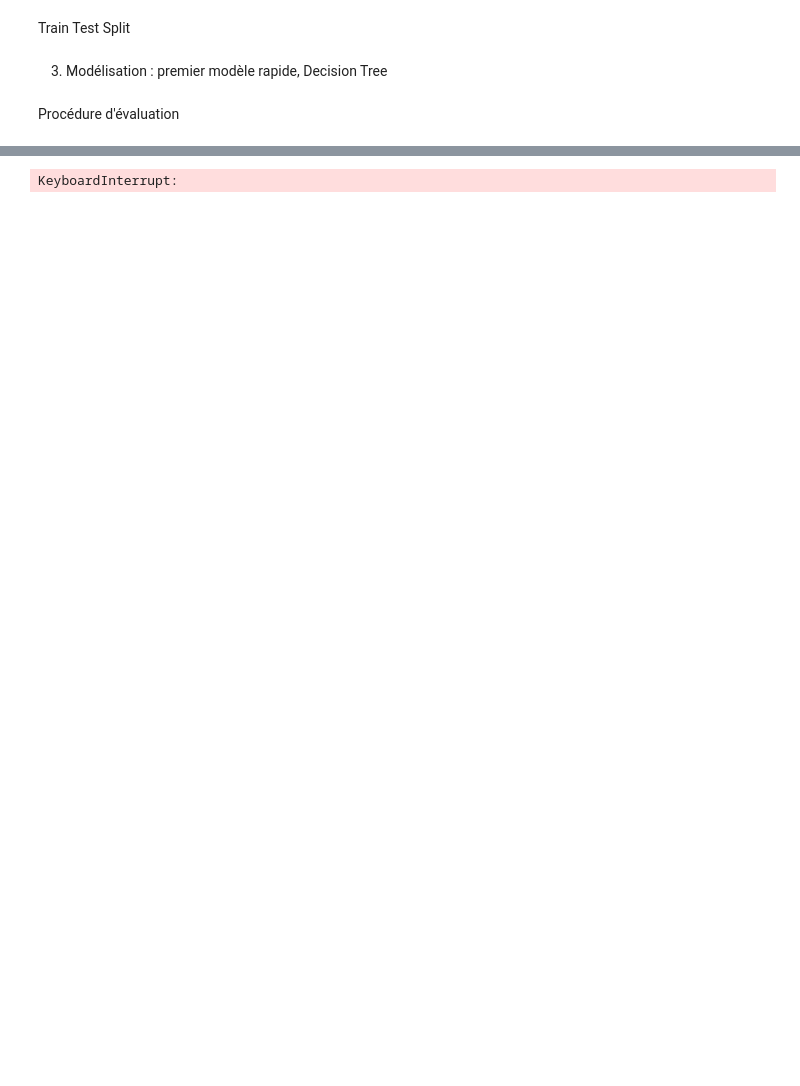
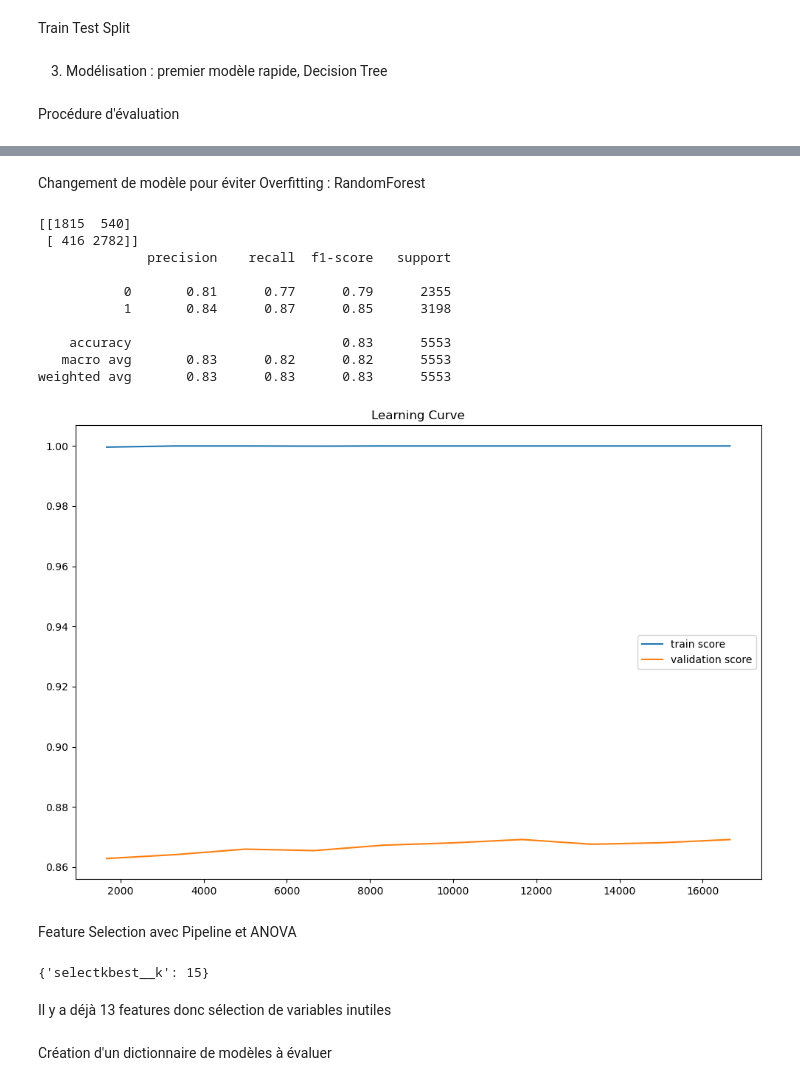
Before and after one commit to Nemios/DataTrek, a Jupyter notebook: DataTrek.ipynb, the cells around one changed output, grey strips where cells are left out. Drawn from its saved outputs; the diff is of its cells as text; code cells hidden in the pictures; blank space fills up the shorter version.

```diff
--- a/DataTrek.ipynb
+++ b/DataTrek.ipynb
@@ -518,16 +550,47 @@ Optimisation des paramètres des éléments de la pipeline avec GridSearchCV
+# %% [markdown]
+Changement de modèle pour éviter Overfitting : RandomForest
+# %%
+from sklearn.ensemble import RandomForestClassifier
+
+model2 = RandomForestClassifier(random_state=0)
+evaluation(model2)
+# %% [output]
+[[1815  540]
+ [ 416 2782]]
+              precision    recall  f1-score   support
+
+           0       0.81      0.77      0.79      2355
+           1       0.84      0.87      0.85      3198
+
+    accuracy                           0.83      5553
+   macro avg       0.83      0.82      0.82      5553
+weighted avg       0.83      0.83      0.83      5553
+[figure, added]
+# %% [markdown]
+Feature Selection avec Pipeline et ANOVA
 # %%
+from sklearn.pipeline import make_pipeline
+from sklearn.feature_selection import SelectKBest, f_classif
 from sklearn.model_selection import GridSearchCV
 
-#dictionnaire de paramètres
+# f_classif est un test ANOVA
+
+model3 = make_pipeline(SelectKBest(f_classif), RandomForestClassifier(random_state=0))
+
+# dictionnaire de paramètres
 params = {
-    "polynomialfeatures__degree": [2, 3, 4],
-    "sgdregressor__penalty": ["l1", "l2"],
+    "selectkbest__k": [2, 3, 4, 5, 6, 7, 8, 9, 10, 11, 12, 13, 14, 15],
 }
 
-grid = GridSearchCV(model, param_grid=params, cv=4, n_jobs=-1)
+
+grid = GridSearchCV(model3, param_grid=params, cv=4, n_jobs=-1)
 # 4 splits pour crossvalidation
 
 grid.fit(X_train, y_train)
 grid.best_params_
 # %% [output]
-KeyboardInterrupt:
+{'selectkbest__k': 15}
+# %% [markdown]
+Il y a déjà 13 features donc sélection de variables inutiles
+# %% [markdown]
+Création d'un dictionnaire de modèles à évaluer
```
Also changed, not shown: parts of 31 cells of this notebook.
